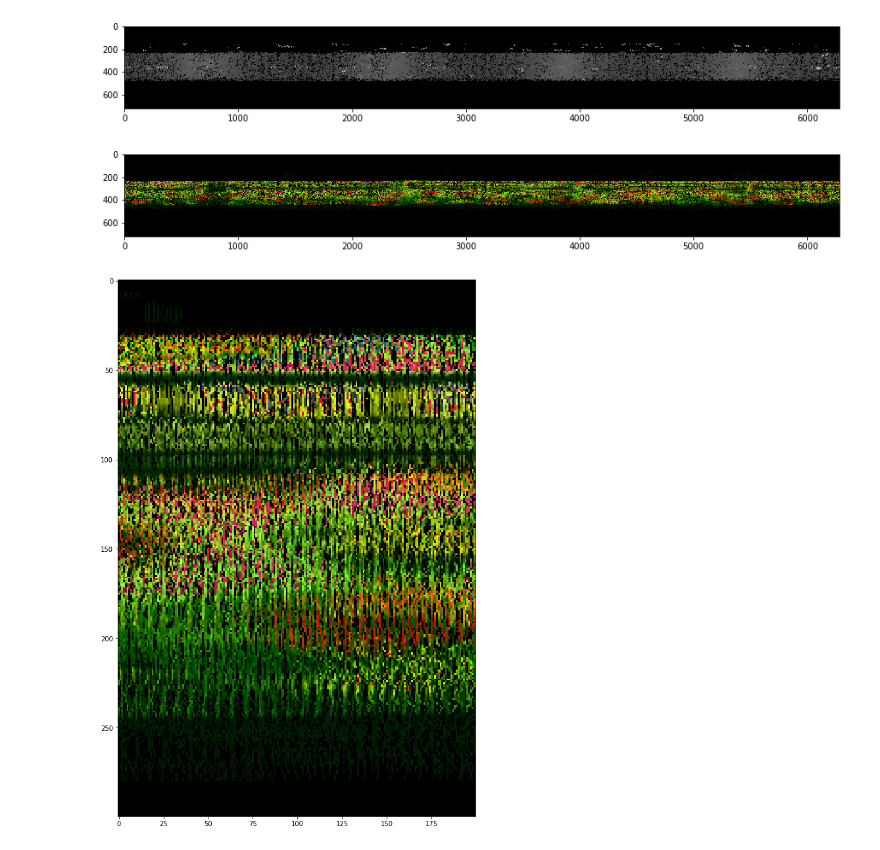
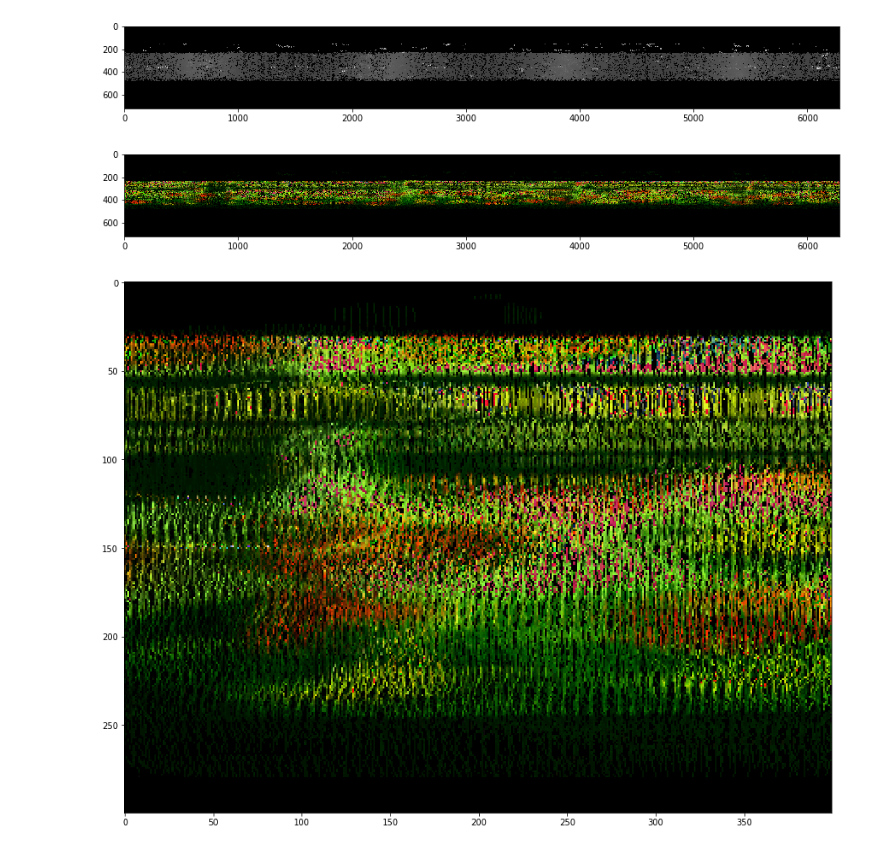
Before and after one commit to ongchinkiat/realsense-d435, a Jupyter notebook: d435-analysis-848.ipynb, the cells around one changed output. Drawn from its saved outputs; the diff is of its cells as text; code cells hidden in the pictures.

```diff
--- a/d435-analysis-848.ipynb
+++ b/d435-analysis-848.ipynb
@@ -237,16 +237,16 @@ plt.show()
 # %%
 rgbArray = np.zeros((720,radian_size,3), 'uint8')
 rgbArray[..., 0] = cylinder_r*10
 rgbArray[..., 1] = cylinder_g*10
 rgbArray[..., 2] = cylinder_b*10
 
 fig = plt.figure(figsize=(15, 15))
 plt.imshow(rgbArray)
 plt.show()
 
 fig = plt.figure(figsize=(15, 15))
-plt.imshow(rgbArray[200:500,1000:1200,:])
+plt.imshow(rgbArray[200:500,800:1200,:])
 plt.show()
 # %% [output]
 [figure]
-[figure, old version]
+[figure, new version]
```
